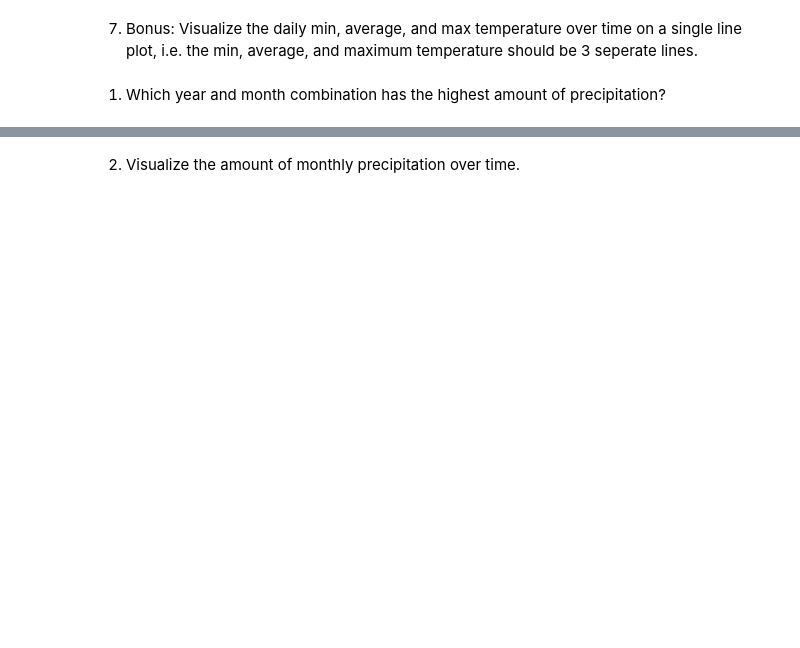
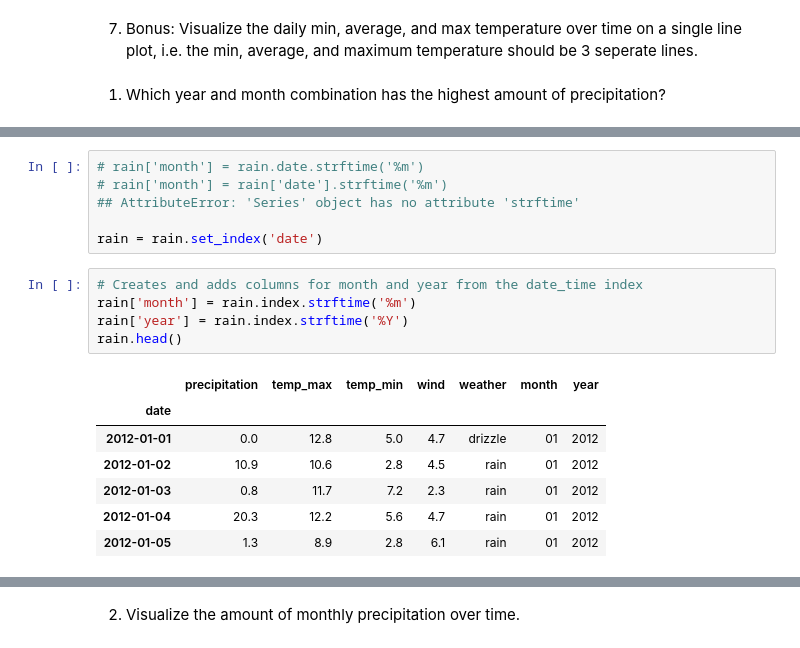
Before and after one commit to Jason-R-Turner/time-series-exercises, a Jupyter notebook: time_series_data.ipynb, the cells around one changed output, grey strips where cells are left out. Saved outputs shown, nothing was run; the diff lists cells and outputs as text; blank space fills up the shorter version.

```diff
--- a/time_series_data.ipynb
+++ b/time_series_data.ipynb
@@ -338,0 +393,19 @@ Length: 365, dtype: float64
+# %%
+# rain['month'] = rain.date.strftime('%m')
+# rain['month'] = rain['date'].strftime('%m')
+## AttributeError: 'Series' object has no attribute 'strftime'
+
+rain = rain.set_index('date')
+# %%
+# Creates and adds columns for month and year from the date_time index
+rain['month'] = rain.index.strftime('%m')
+rain['year'] = rain.index.strftime('%Y')
+rain.head()
+# %% [output]
+|  | precipitation | temp_max | temp_min | wind | weather | month | year |
+| date |  |  |  |  |  |  |  |
+| 2012-01-01 | 0.0 | 12.8 | 5.0 | 4.7 | drizzle | 01 | 2012 |
+| 2012-01-02 | 10.9 | 10.6 | 2.8 | 4.5 | rain | 01 | 2012 |
+| 2012-01-03 | 0.8 | 11.7 | 7.2 | 2.3 | rain | 01 | 2012 |
+| 2012-01-04 | 20.3 | 12.2 | 5.6 | 4.7 | rain | 01 | 2012 |
+| 2012-01-05 | 1.3 | 8.9 | 2.8 | 6.1 | rain | 01 | 2012 |
```
Also changed, not shown: parts of 17 cells of this notebook.
